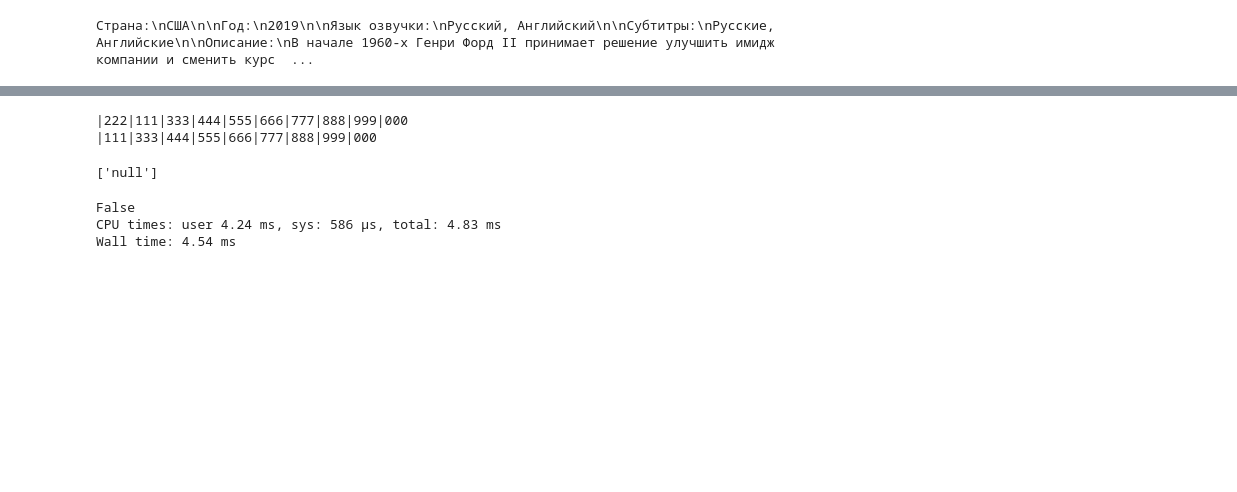
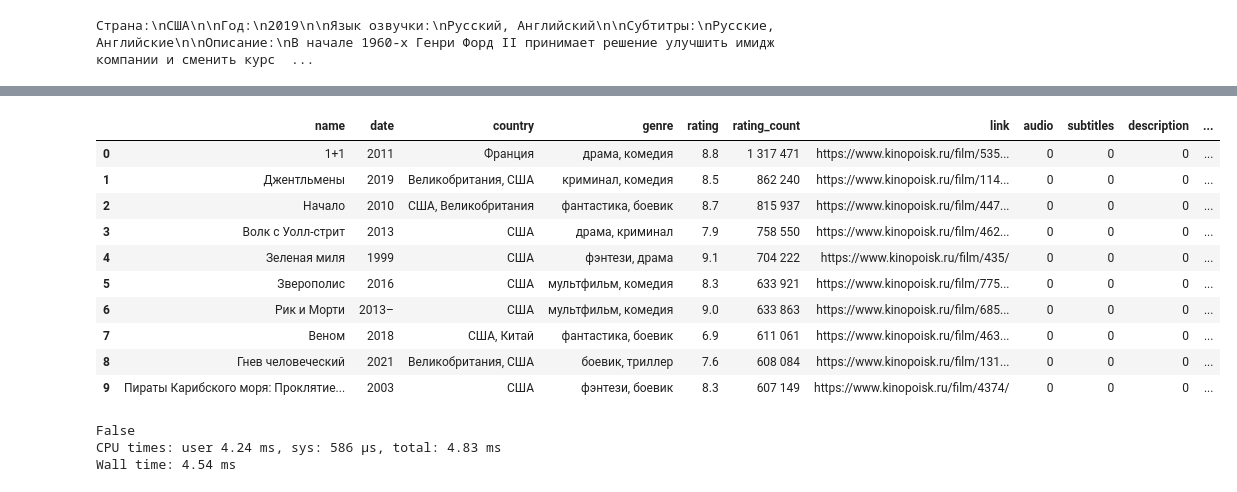
Before and after one commit to d-vasily/telegram_bot_kinopoisk_search, a Jupyter notebook: local/j_parser.ipynb, the cells around one changed output, grey strips where cells are left out. Drawn from its saved outputs; the diff is of its cells as text; code cells hidden in the pictures; blank space fills up the shorter version.

```diff
--- a/additional/Parse.ipynb
+++ b/local/j_parser.ipynb
@@ -10,13 +10,18 @@ from selenium import webdriver
 def data_film(l):
     l = l.split('| ')
     url = f"https://www.kinopoisk.ru/lists/navigator/{l[0]}/?sort={l[1]}&quick_filters=%2C{l[2]}%2C{l[3]}%2C{l[4]}%2C{l[5]}&tab=online&page={l[6]}"
-    dr = webdriver.Chrome()
+    chrome_options = webdriver.ChromeOptions()
+    chrome_options.add_argument("--headless")
+    chrome_options.add_argument("--disable-dev-shm-usage")
+    chrome_options.add_argument("--no-sandbox")
+    dr = webdriver.Chrome(options=chrome_options)
     try:
         dr.get(url)
     except:
         return ([])
    # print(url)
     soup = BeautifulSoup(dr.page_source)
+    dr.quit()
     res = soup.find_all('div', {'class' :'desktop-seo-selection-film-item__upper-wrapper'})
     return (res)
 # %%
@@ -33,7 +38,7 @@ def get_row(i, raw_data):
     if (len(date) > 0): date = date[0].text
     else: return 0
 
-    date = re.search(r'[\d]{4}$', date)
+    date = re.search(r'[\d]{4}([-–]([\d]{4})?)?$', date)
     if (date != None): date = date.group(0)
     else: return 0
 
@@ -135,6 +140,6 @@ kind = ['', 'films', 'serials']
 %%time
 search_param = '| | | yandex_plus_subscription| foreign| | '
 #data_film(genre='',sort='', rating='', subscript='available_online', country='', kind=''(film/serial), page=''):
-d1 = get_ten(51, search_param)
-d2 = get_ten(58, search_param)
+d1 = get_ten(1, search_param)
+#d2 = get_ten(58, search_param)
 # %% [output]
@@ -143,20 +163,17 @@ Wall time: 21.1 s
-# %%
-s = '|222|111|333|444|555|666|777|888|999|000'
-s2 = '222'
-if s2 not in s:
-    s += '|' + s2
-print(s)
-s = re.sub('\|222', '', s)
-print(s)
-# %% [output]
-|222|111|333|444|555|666|777|888|999|000
-|111|333|444|555|666|777|888|999|000
-# %%
-s = 'null'
-s = s.split('|')
-s
-# %% [output]
-['null']
+# %%
+d1.sort_values(by=[], ascending=[])#, ascending=[])
+# %% [output]
+|  | name | date | country | genre | rating | rating_count | link | audio | subtitles | description | ... |
+| 0 | 1+1 | 2011 | Франция | драма, комедия | 8.8 | 1 317 471 | https://www.kinopoisk.ru/film/535... | 0 | 0 | 0 | ... |
+| 1 | Джентльмены | 2019 | Великобритания, США | криминал, комедия | 8.5 | 862 240 | https://www.kinopoisk.ru/film/114... | 0 | 0 | 0 | ... |
+| 2 | Начало | 2010 | США, Великобритания | фантастика, боевик | 8.7 | 815 937 | https://www.kinopoisk.ru/film/447... | 0 | 0 | 0 | ... |
+| 3 | Волк с Уолл-стрит | 2013 | США | драма, криминал | 7.9 | 758 550 | https://www.kinopoisk.ru/film/462... | 0 | 0 | 0 | ... |
+| 4 | Зеленая миля | 1999 | США | фэнтези, драма | 9.1 | 704 222 | https://www.kinopoisk.ru/film/435/ | 0 | 0 | 0 | ... |
+| 5 | Зверополис | 2016 | США | мультфильм, комедия | 8.3 | 633 921 | https://www.kinopoisk.ru/film/775... | 0 | 0 | 0 | ... |
+| 6 | Рик и Морти | 2013– | США | мультфильм, комедия | 9.0 | 633 863 | https://www.kinopoisk.ru/film/685... | 0 | 0 | 0 | ... |
+| 7 | Веном | 2018 | США, Китай | фантастика, боевик | 6.9 | 611 061 | https://www.kinopoisk.ru/film/463... | 0 | 0 | 0 | ... |
+| 8 | Гнев человеческий | 2021 | Великобритания, США | боевик, триллер | 7.6 | 608 084 | https://www.kinopoisk.ru/film/131... | 0 | 0 | 0 | ... |
+| 9 | Пираты Карибского моря: Проклятие... | 2003 | США | фэнтези, боевик | 8.3 | 607 149 | https://www.kinopoisk.ru/film/4374/ | 0 | 0 | 0 | ... |
 # %%
 %%time
 print('Ford против Ferrari' in list(df1['name']))
```
Also changed, not shown: parts of 1 cell of this notebook, 14 other files.
